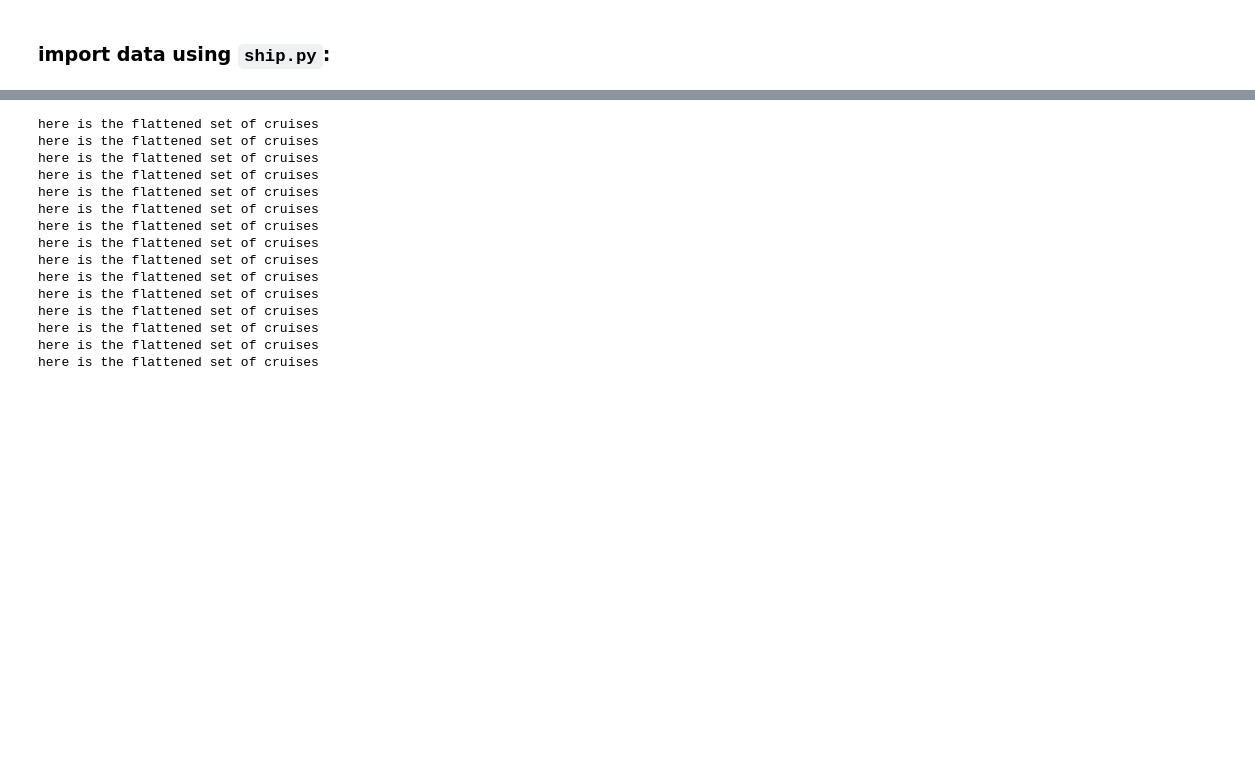
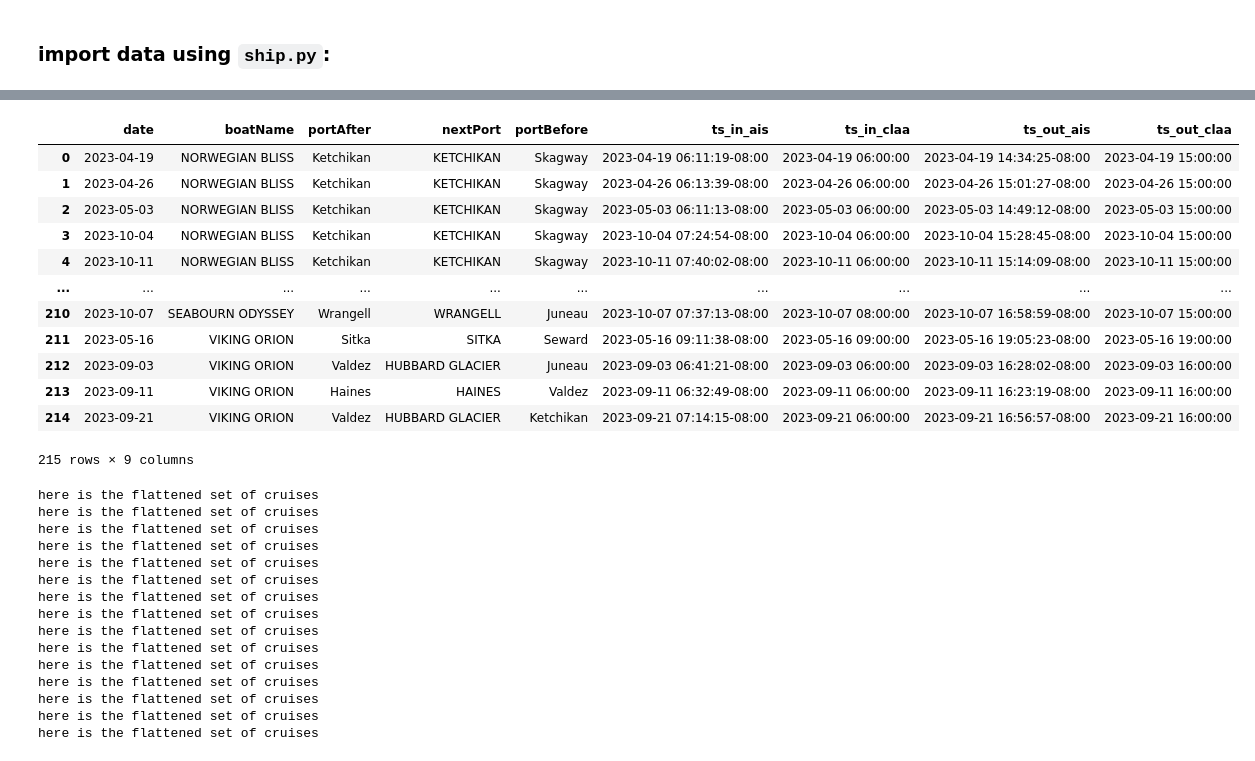
Before and after one commit to gebrady/shippy, a Jupyter notebook: notebook.ipynb, the cells around one changed output, grey strips where cells are left out. Drawn from its saved outputs; the diff is of its cells as text; code cells hidden in the pictures; blank space fills up the shorter version.

```diff
--- a/notebook.ipynb
+++ b/notebook.ipynb
@@ -29,3 +101,19 @@ Parsed 926237 rows in this import.
+# %%
+merged
+# %% [output]
+|  | date | boatName | portAfter | nextPort | portBefore | ts_in_ais | ts_in_claa | ts_out_ais | ts_out_claa |
+| 0 | 2023-04-19 | NORWEGIAN BLISS | Ketchikan | KETCHIKAN | Skagway | 2023-04-19 06:11:19-08:00 | 2023-04-19 06:00:00 | 2023-04-19 14:34:25-08:00 | 2023-04-19 15:00:00 |
+| 1 | 2023-04-26 | NORWEGIAN BLISS | Ketchikan | KETCHIKAN | Skagway | 2023-04-26 06:13:39-08:00 | 2023-04-26 06:00:00 | 2023-04-26 15:01:27-08:00 | 2023-04-26 15:00:00 |
+| 2 | 2023-05-03 | NORWEGIAN BLISS | Ketchikan | KETCHIKAN | Skagway | 2023-05-03 06:11:13-08:00 | 2023-05-03 06:00:00 | 2023-05-03 14:49:12-08:00 | 2023-05-03 15:00:00 |
+| 3 | 2023-10-04 | NORWEGIAN BLISS | Ketchikan | KETCHIKAN | Skagway | 2023-10-04 07:24:54-08:00 | 2023-10-04 06:00:00 | 2023-10-04 15:28:45-08:00 | 2023-10-04 15:00:00 |
+| 4 | 2023-10-11 | NORWEGIAN BLISS | Ketchikan | KETCHIKAN | Skagway | 2023-10-11 07:40:02-08:00 | 2023-10-11 06:00:00 | 2023-10-11 15:14:09-08:00 | 2023-10-11 15:00:00 |
+| ... | ... | ... | ... | ... | ... | ... | ... | ... | ... |
+| 210 | 2023-10-07 | SEABOURN ODYSSEY | Wrangell | WRANGELL | Juneau | 2023-10-07 07:37:13-08:00 | 2023-10-07 08:00:00 | 2023-10-07 16:58:59-08:00 | 2023-10-07 15:00:00 |
+| 211 | 2023-05-16 | VIKING ORION | Sitka | SITKA | Seward | 2023-05-16 09:11:38-08:00 | 2023-05-16 09:00:00 | 2023-05-16 19:05:23-08:00 | 2023-05-16 19:00:00 |
+| 212 | 2023-09-03 | VIKING ORION | Valdez | HUBBARD GLACIER | Juneau | 2023-09-03 06:41:21-08:00 | 2023-09-03 06:00:00 | 2023-09-03 16:28:02-08:00 | 2023-09-03 16:00:00 |
+| 213 | 2023-09-11 | VIKING ORION | Haines | HAINES | Valdez | 2023-09-11 06:32:49-08:00 | 2023-09-11 06:00:00 | 2023-09-11 16:23:19-08:00 | 2023-09-11 16:00:00 |
+| 214 | 2023-09-21 | VIKING ORION | Valdez | HUBBARD GLACIER | Ketchikan | 2023-09-21 07:14:15-08:00 | 2023-09-21 06:00:00 | 2023-09-21 16:56:57-08:00 | 2023-09-21 16:00:00 |
+215 rows × 9 columns
 # %%
 b = a.boatsData.flatten()
 b
```
Also changed, not shown: parts of 6 cells of this notebook, 20 other files.
